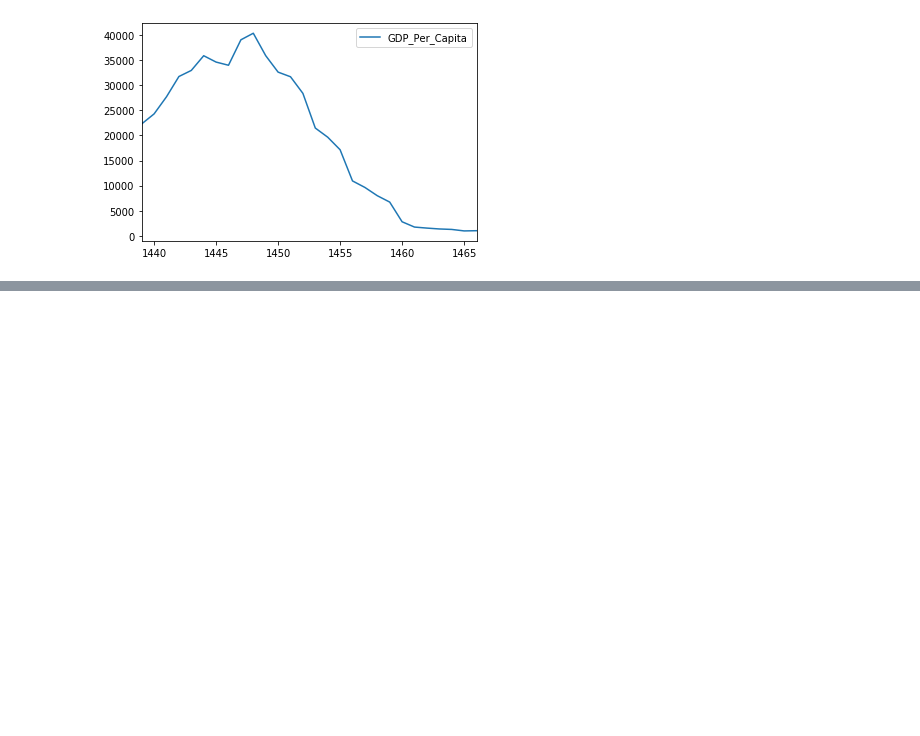
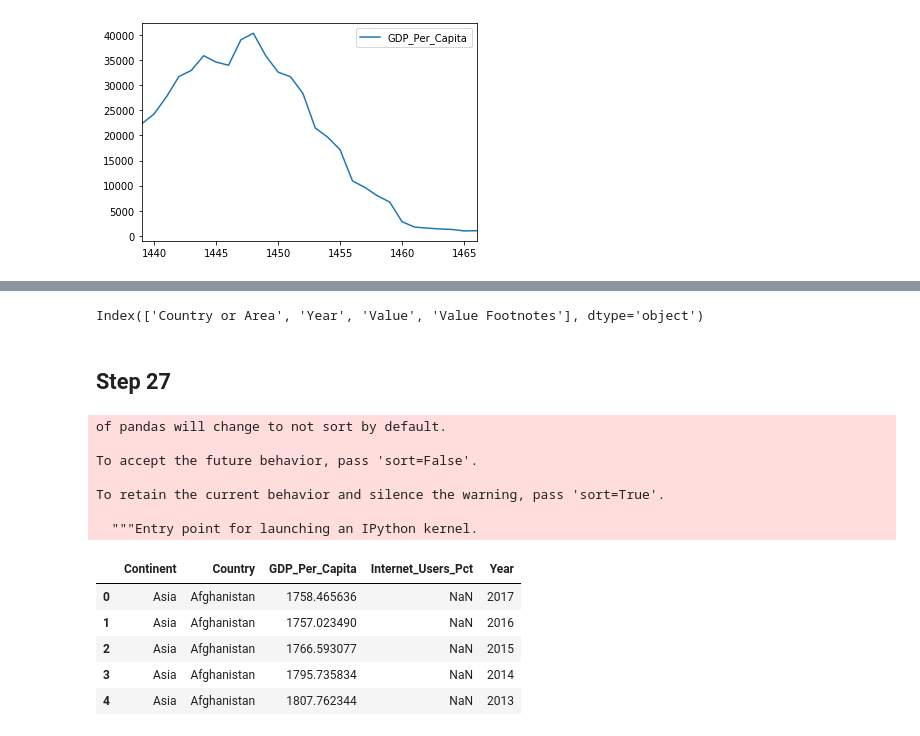
Before and after one commit to Barrett-Rogers/dq1-Barrett-Rogers, a Jupyter notebook: UN_Data_Exploration.ipynb, the cells around one changed output, grey strips where cells are left out. Cells and saved outputs as stored; diff of their text form; code cells hidden in the pictures; blank space fills up the shorter version.

```diff
--- a/UN_Data_Exploration.ipynb
+++ b/UN_Data_Exploration.ipynb
@@ -591,0 +613,2 @@ gdp_df[gdp_df['Country']=='Equatorial Guinea'].plot();
+# %%
+internet_df=pd.read_csv('data/internet_use.csv', nrows=4495)
@@ -591,0 +658,9 @@ gdp_df[gdp_df['Country']=='Equatorial Guinea'].plot();
+# %%
+internet_df.columns
+# %% [output]
+Index(['Country or Area', 'Year', 'Value', 'Value Footnotes'], dtype='object')
+# %%
+internet_df=internet_df.drop(columns={'Value Footnotes'})
+internet_df=internet_df.rename(columns={'Country or Area':'Country', 'Year':'Year', 'Value':'Internet_Users_Pct'})
+# %% [markdown]
+## Step 27
@@ -591,0 +671,17 @@ gdp_df[gdp_df['Country']=='Equatorial Guinea'].plot();
+# %%
+gdp_and_internet_use=pd.concat([gdp_df, internet_df])
+gdp_and_internet_use.head()
+# %% [output]
+of pandas will change to not sort by default.
+
+To accept the future behavior, pass 'sort=False'.
+
+To retain the current behavior and silence the warning, pass 'sort=True'.
+
+  """Entry point for launching an IPython kernel.
+|  | Continent | Country | GDP_Per_Capita | Internet_Users_Pct | Year |
+| 0 | Asia | Afghanistan | 1758.465636 | NaN | 2017 |
+| 1 | Asia | Afghanistan | 1757.023490 | NaN | 2016 |
+| 2 | Asia | Afghanistan | 1766.593077 | NaN | 2015 |
+| 3 | Asia | Afghanistan | 1795.735834 | NaN | 2014 |
+| 4 | Asia | Afghanistan | 1807.762344 | NaN | 2013 |
```
Also changed, not shown: parts of 43 cells of this notebook.
